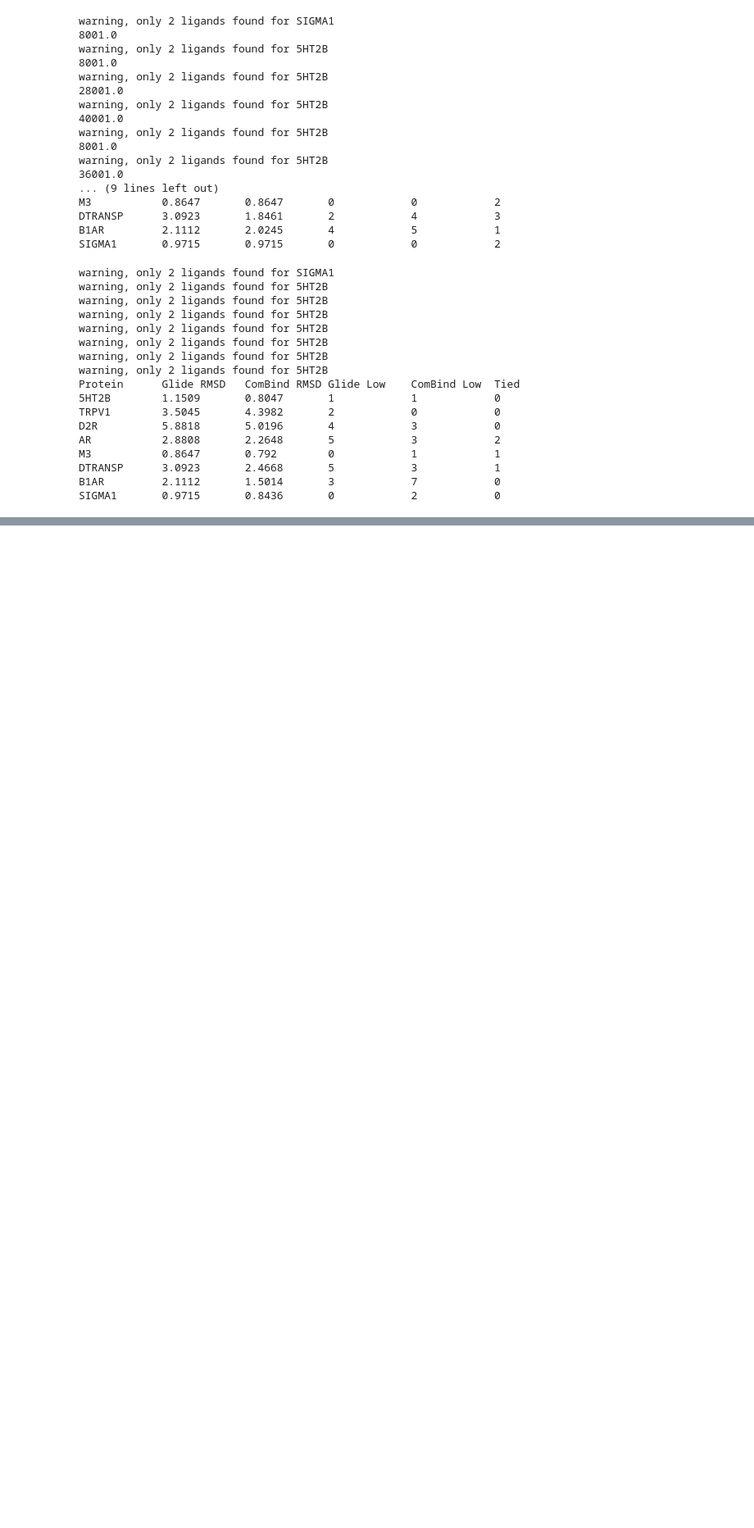
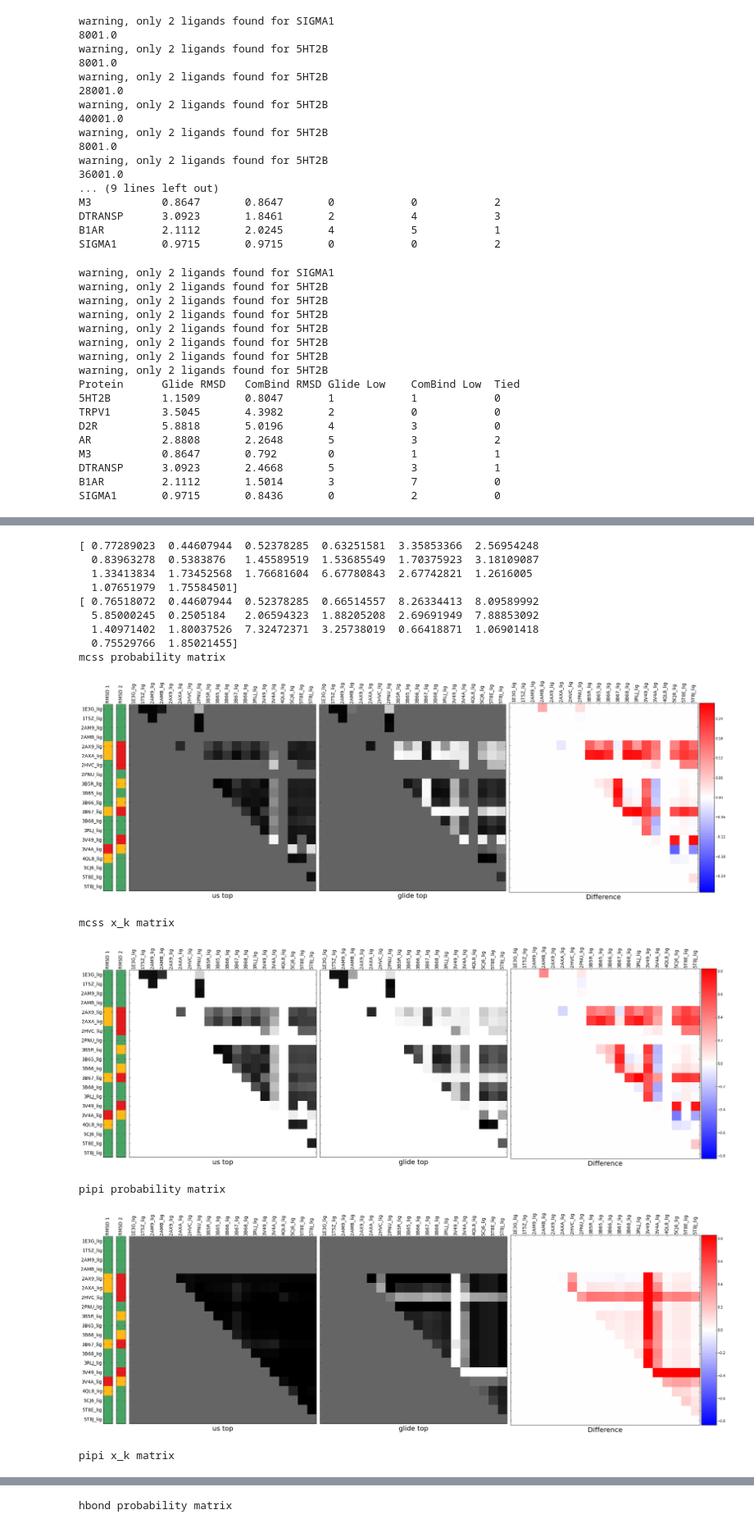
Before and after one commit to orangese/combind_multistruct_benchmarking, a Jupyter notebook: notebooks/benchmark_crystallographic_ligands.ipynb, the cells around one changed output, grey strips where cells are left out. Shown at 82% size. Cells and saved outputs as stored; diff of their text form; code cells hidden in the pictures; blank space fills up the shorter version.

Commit message:
Get feature and likelihood matrix using ps.likelihood_and_feature_matrix(pose_cluster, k, lig_order). AR example in benchmark_crystallographic_ligands nb.

```diff
--- a/notebooks/benchmark_crystallographic_ligands.ipynb
+++ b/notebooks/benchmark_crystallographic_ligands.ipynb
@@ -215,0 +219,17 @@ SIGMA1       0.9715       0.8436       0            2            0
+# %%
+protein = 'AR'
+num_poses = 100
+t = 10
+ref = 'ALL'
+sampling = 3
+optimization = 'MAX'
+statistics = Statistics(stats_data, {k:v for k, v in stats_prots.items() if k != protein},
+                        num_stats_ligs, num_stats_poses,
+                        features, smooth)
+
+docking = stats_data.proteins[protein].docking[struct_dict[protein]]
+ps = PredictStructs(docking, statistics.evidence,
+                    features, num_poses, t, ref)
+
+l_list = sorted(stats_data.proteins[protein].lm.pdb)[:20]
+best_cluster, _ = ps.find_best_cluster(l_list, sampling, optimization)
@@ -215,0 +238,44 @@ SIGMA1       0.9715       0.8436       0            2            0
+# %%
+show_prob = True
+show_x = True
+
+us_top    = ps.get_poses(best_cluster)
+glide_top = ps.get_poses({l:0 for l in best_cluster})
+
+print np.array([us_top[lig].rmsd for lig in l_list])
+print np.array([glide_top[lig].rmsd for lig in l_list])
+
+for k,kdef in features.items():
+    if k == 'sb': continue
+    x1, log_p1 = ps.likelihood_and_feature_matrix(best_cluster, k, l_list)
+    x2, log_p2 = ps.likelihood_and_feature_matrix({l:0 for l in l_list}, k, l_list)
+
+    if show_prob and np.sum(log_p1) != 0:
+        print k, 'probability matrix'
+        minval = min(np.min(log_p1[np.nonzero(log_p1)]),np.min(log_p2[np.nonzero(log_p2)]))
+        maxval = max(np.max(log_p1[np.nonzero(log_p1)]),np.max(log_p2[np.nonzero(log_p2)]))
+
+        show_features(us_top, log_p1, glide_top, log_p2, l_list, 'us top','glide top',size=1.5,mi=minval,ma=maxval)
+
+    if show_x:
+        print k, 'x_k matrix'
+        minval = min(np.min(x1),np.min(x2))
+        maxval = max(np.max(x1),np.max(x2))
+
+        show_features(us_top, x1, glide_top, x2, l_list, 'us top','glide top',size=1.5,mi=minval,ma=maxval)
+# %% [output]
+[ 0.77289023  0.44607944  0.52378285  0.63251581  3.35853366  2.56954248
+  0.83963278  0.5383876   1.45589519  1.53685549  1.70375923  3.18109087
+  1.33413834  1.73452568  1.76681604  6.67780843  2.67742821  1.2616005
+  1.07651979  1.75584501]
+[ 0.76518072  0.44607944  0.52378285  0.66514557  8.26334413  8.09589992
+  5.85000245  0.2505184   2.06594323  1.88205208  2.69691949  7.88853092
+  1.40971402  1.80037526  7.32472371  3.25738019  0.66418871  1.06901418
+  0.75529766  1.85021455]
+mcss probability matrix
+[figure, added]
+mcss x_k matrix
+[figure, added]
+pipi probability matrix
+[figure, added]
+pipi x_k matrix
@@ -215,0 +283 @@ SIGMA1       0.9715       0.8436       0            2            0
+hbond probability matrix
```
Also changed, not shown: parts of 6 cells of this notebook, 1 other file.
